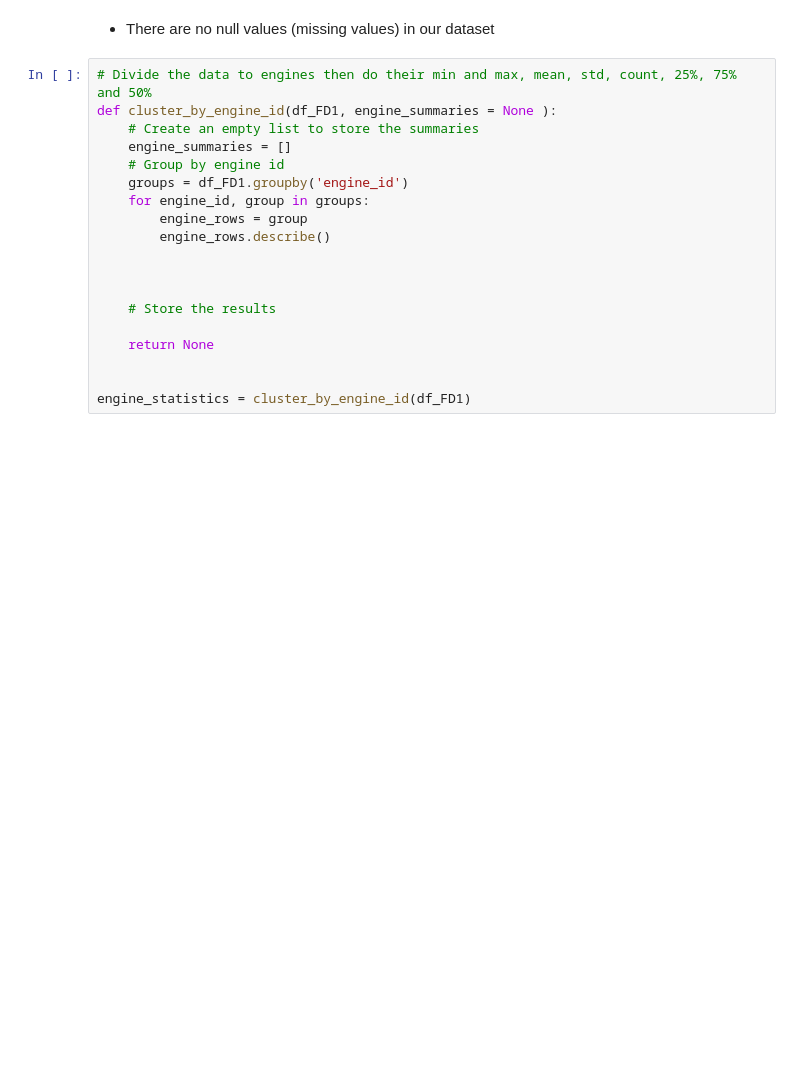
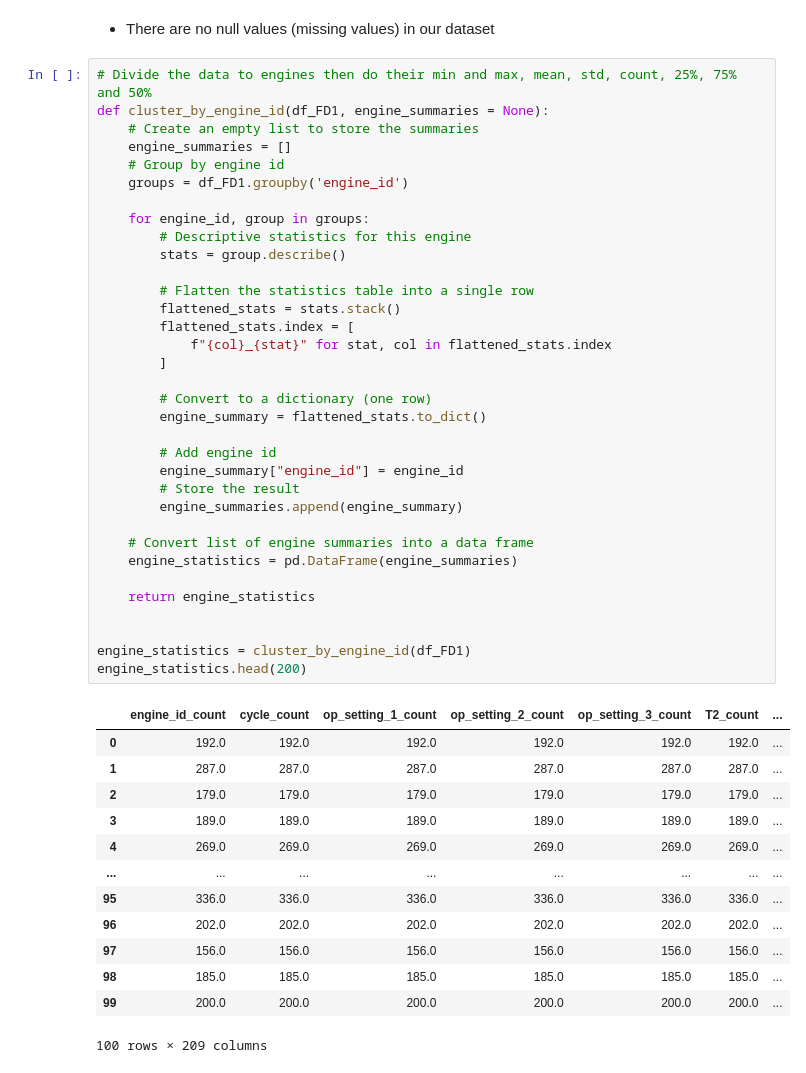
Before and after one commit to Darlene-13/Turbofan-engine-rul, a Jupyter notebook: notebooks/explanatory_data_analysis.ipynb, the cells around one changed output. Drawn from its saved outputs; the diff is of its cells as text; blank space fills up the shorter version.

Commit message:
Descriptive statistics for each engine...

```diff
--- a/notebooks/explanatory_data_analysis.ipynb
+++ b/notebooks/explanatory_data_analysis.ipynb
@@ -203,20 +203,49 @@ dtype: int64
 - There are no null values (missing values) in our dataset
 # %%
 # Divide the data to engines then do their min and max, mean, std, count, 25%, 75% and 50%
-def cluster_by_engine_id(df_FD1, engine_summaries = None ):
+def cluster_by_engine_id(df_FD1, engine_summaries = None):
     # Create an empty list to store the summaries
     engine_summaries = []
     # Group by engine id
     groups = df_FD1.groupby('engine_id')
+
     for engine_id, group in groups:
-        engine_rows = group
-        engine_rows.describe()
+        # Descriptive statistics for this engine
+        stats = group.describe()
 
+        # Flatten the statistics table into a single row
+        flattened_stats = stats.stack()
+        flattened_stats.index = [
+            f"{col}_{stat}" for stat, col in flattened_stats.index
+        ]
 
+        # Convert to a dictionary (one row)
+        engine_summary = flattened_stats.to_dict()
 
-    # Store the results
+        # Add engine id
+        engine_summary["engine_id"] = engine_id
+        # Store the result
+        engine_summaries.append(engine_summary)
 
-    return None
+    # Convert list of engine summaries into a data frame
+    engine_statistics = pd.DataFrame(engine_summaries)
+
+    return engine_statistics
 
 
 engine_statistics = cluster_by_engine_id(df_FD1)
+engine_statistics.head(200)
+# %% [output]
+|  | engine_id_count | cycle_count | op_setting_1_count | op_setting_2_count | op_setting_3_count | T2_count | ... |
+| 0 | 192.0 | 192.0 | 192.0 | 192.0 | 192.0 | 192.0 | ... |
+| 1 | 287.0 | 287.0 | 287.0 | 287.0 | 287.0 | 287.0 | ... |
+| 2 | 179.0 | 179.0 | 179.0 | 179.0 | 179.0 | 179.0 | ... |
+| 3 | 189.0 | 189.0 | 189.0 | 189.0 | 189.0 | 189.0 | ... |
+| 4 | 269.0 | 269.0 | 269.0 | 269.0 | 269.0 | 269.0 | ... |
+| ... | ... | ... | ... | ... | ... | ... | ... |
+| 95 | 336.0 | 336.0 | 336.0 | 336.0 | 336.0 | 336.0 | ... |
+| 96 | 202.0 | 202.0 | 202.0 | 202.0 | 202.0 | 202.0 | ... |
+| 97 | 156.0 | 156.0 | 156.0 | 156.0 | 156.0 | 156.0 | ... |
+| 98 | 185.0 | 185.0 | 185.0 | 185.0 | 185.0 | 185.0 | ... |
+| 99 | 200.0 | 200.0 | 200.0 | 200.0 | 200.0 | 200.0 | ... |
+100 rows × 209 columns
```
